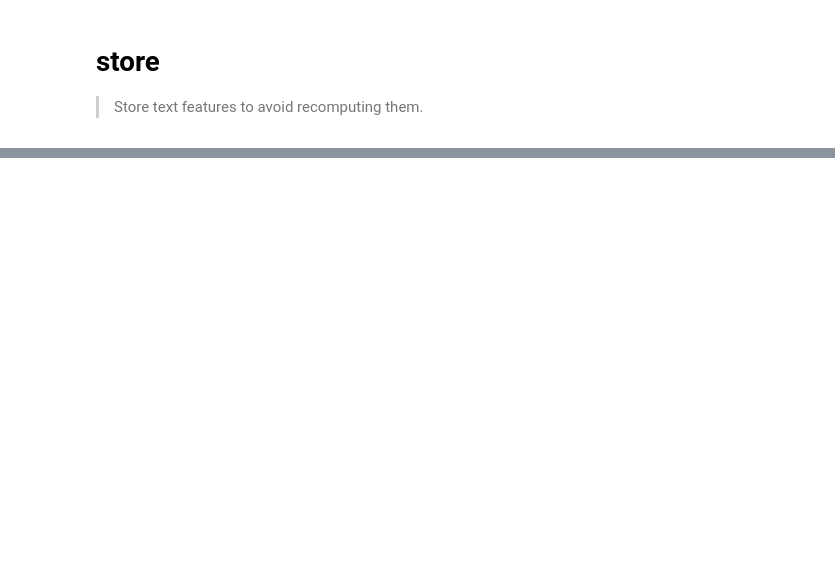
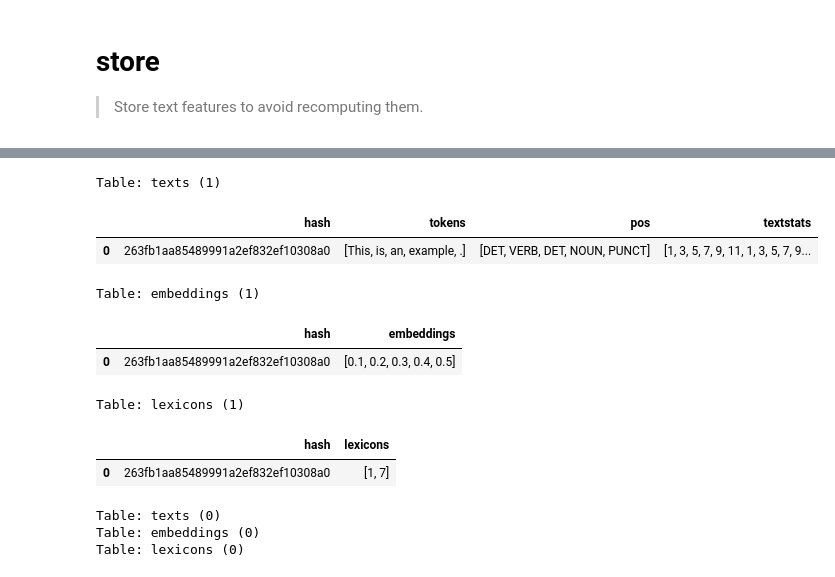
Before and after one commit to polsci/textplumber, a Jupyter notebook: nbs/90_store.ipynb, the cells around one changed output, grey strips where cells are left out. Cells and saved outputs as stored; diff of their text form; code cells hidden in the pictures; blank space fills up the shorter version.

```diff
--- a/nbs/90_store.ipynb
+++ b/nbs/90_store.ipynb
@@ -288,0 +210,13 @@ TODO: add an example.
+# %%
+feature_store.update_lexicons(["This is an example."], [[1, 7]])
+feature_store.dump()
+# %% [output]
+Table: texts (1)
+|  | hash | tokens | pos | textstats |
+| 0 | 263fb1aa85489991a2ef832ef10308a0 | [This, is, an, example, .] | [DET, VERB, DET, NOUN, PUNCT] | [1, 3, 5, 7, 9, 11, 1, 3, 5, 7, 9... |
+Table: embeddings (1)
+|  | hash | embeddings |
+| 0 | 263fb1aa85489991a2ef832ef10308a0 | [0.1, 0.2, 0.3, 0.4, 0.5] |
+Table: lexicons (1)
+|  | hash | lexicons |
+| 0 | 263fb1aa85489991a2ef832ef10308a0 | [1, 7] |
@@ -288,0 +233,7 @@ TODO: add an example.
+# %%
+feature_store.empty()
+feature_store.dump()
+# %% [output]
+Table: texts (0)
+Table: embeddings (0)
+Table: lexicons (0)
```
Also changed, not shown: parts of 40 cells of this notebook.
